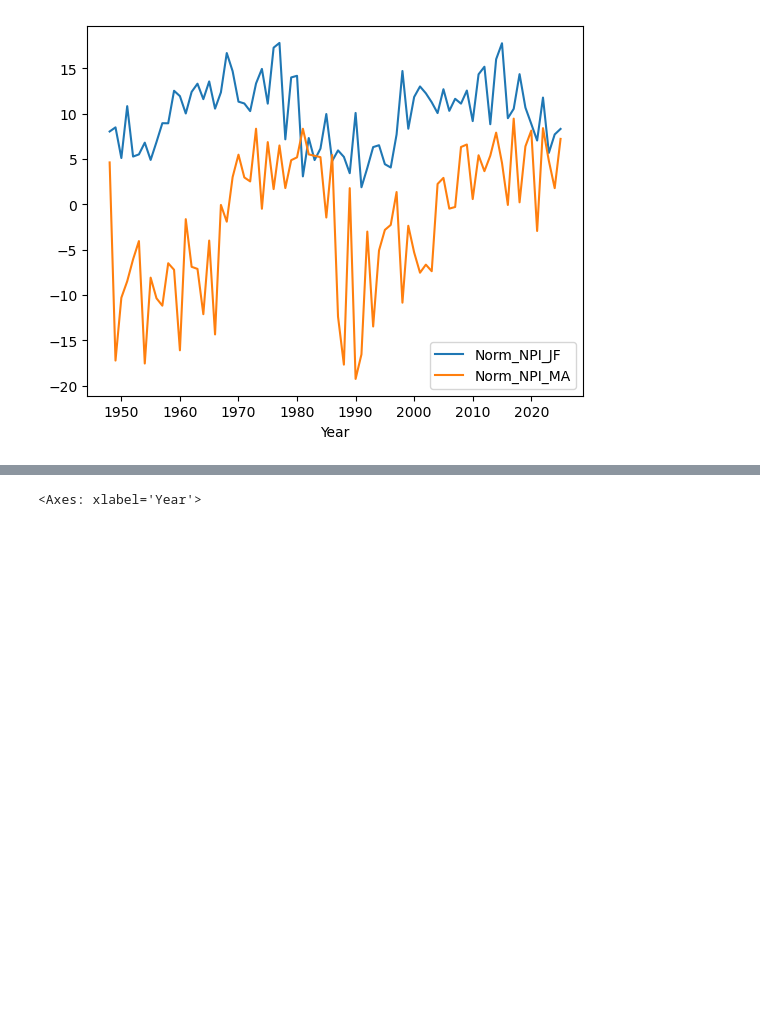
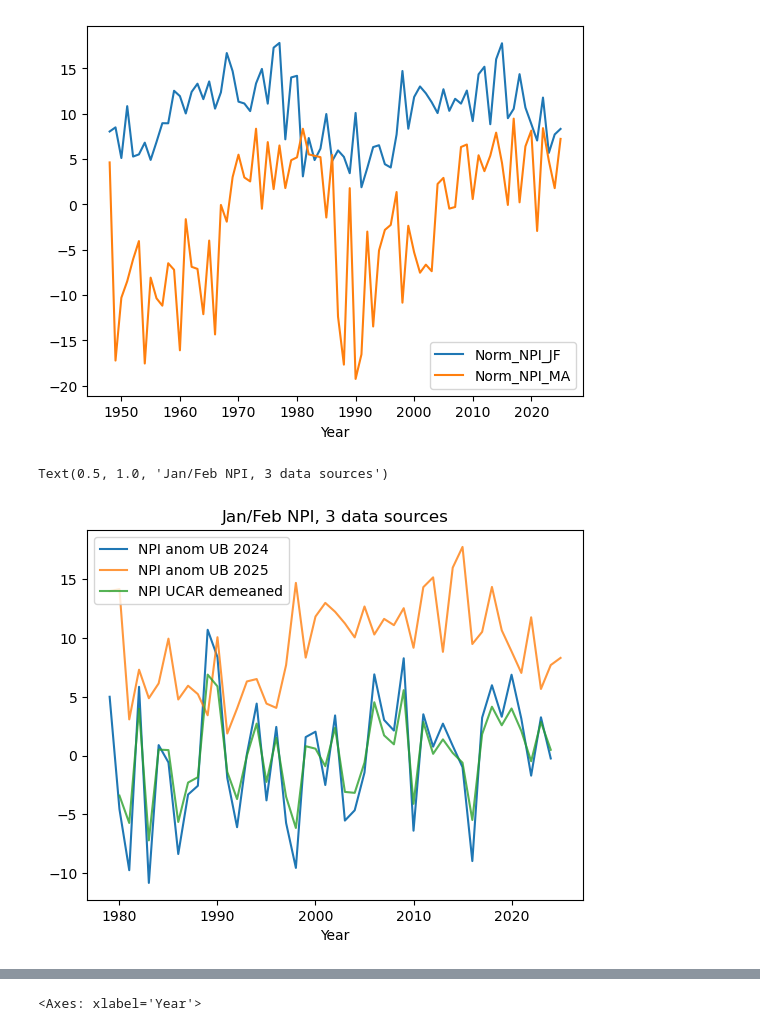
Before and after one commit to PanCanAK-Fire/predictors-remote, a Jupyter notebook: JupyterNotebooks/prototype_make_dataframe.ipynb, the cells around one changed output, grey strips where cells are left out. Saved outputs shown, nothing was run; the diff lists cells and outputs as text; code cells hidden in the pictures; blank space fills up the shorter version.

```diff
--- a/JupyterNotebooks/prototype_make_dataframe.ipynb
+++ b/JupyterNotebooks/prototype_make_dataframe.ipynb
@@ -478,6 +473,15 @@ NPI_UB_2.plot()
 # %% [output]
 <Axes: xlabel='Year'>
 [figure]
+# %%
+ax = NPI_UB['Norm_NPI_anom_JF'].plot(label='NPI anom UB 2024')
+NPI_UB_2.loc[1979:]['Norm_NPI_JF'].plot(ax=ax, alpha=0.8, label='NPI anom UB 2025')
+data_npi['NPI_JF'].plot(ax=ax, alpha=0.8, label='NPI UCAR demeaned')
+plt.legend()
+plt.title("Jan/Feb NPI, 3 data sources")
+# %% [output]
+Text(0.5, 1.0, 'Jan/Feb NPI, 3 data sources')
+[figure, added]
 # %%
 ax = NPI_UB['Norm_NPI_anom_MA'].plot(label='NPI anom UB 2024')
 NPI_UB_2.loc[1979:]['Norm_NPI_MA'].plot(ax=ax, alpha=0.8, label='NPI anom UB 2025')
```
Also changed, not shown: parts of 5 cells of this notebook, 5 other files.
